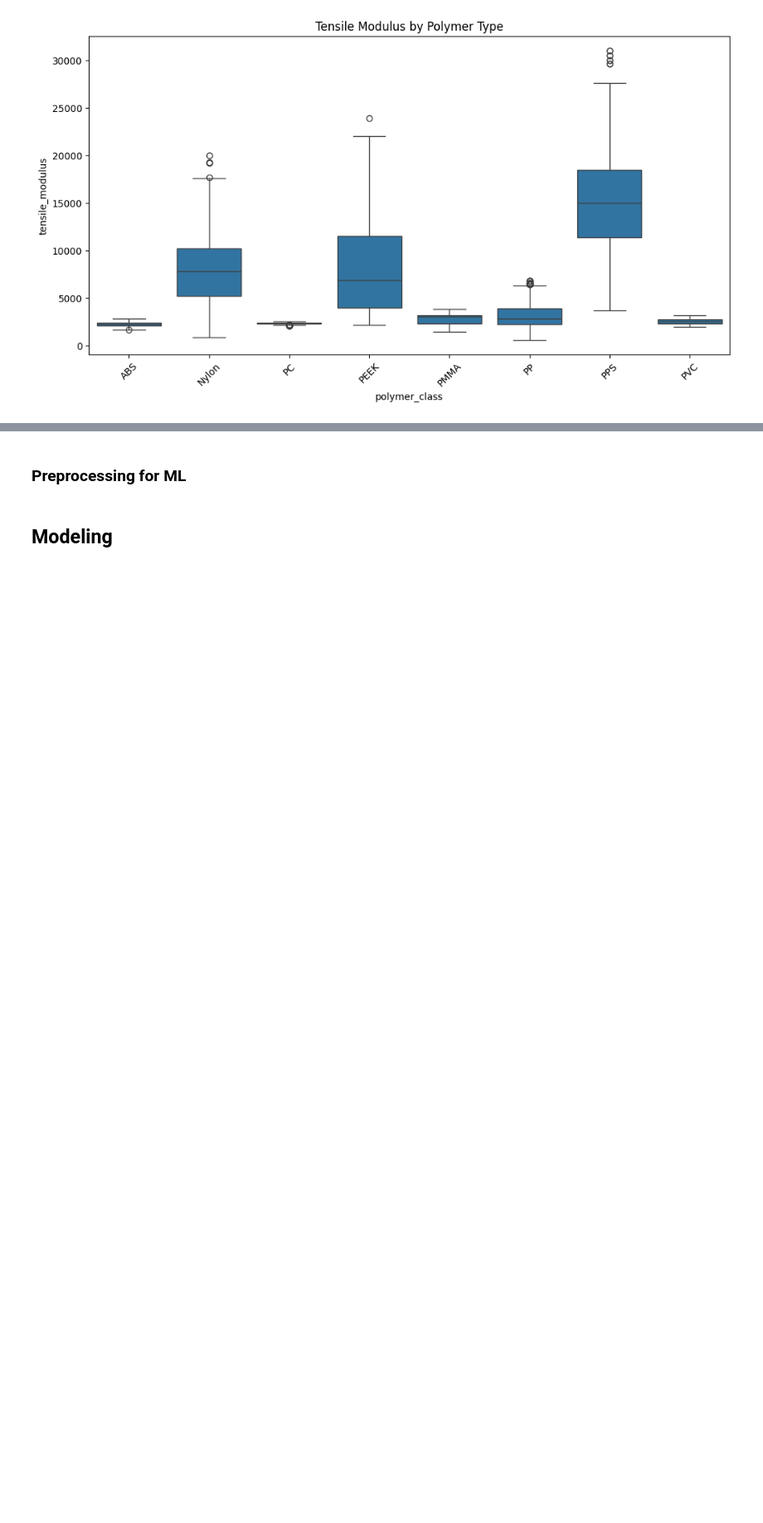
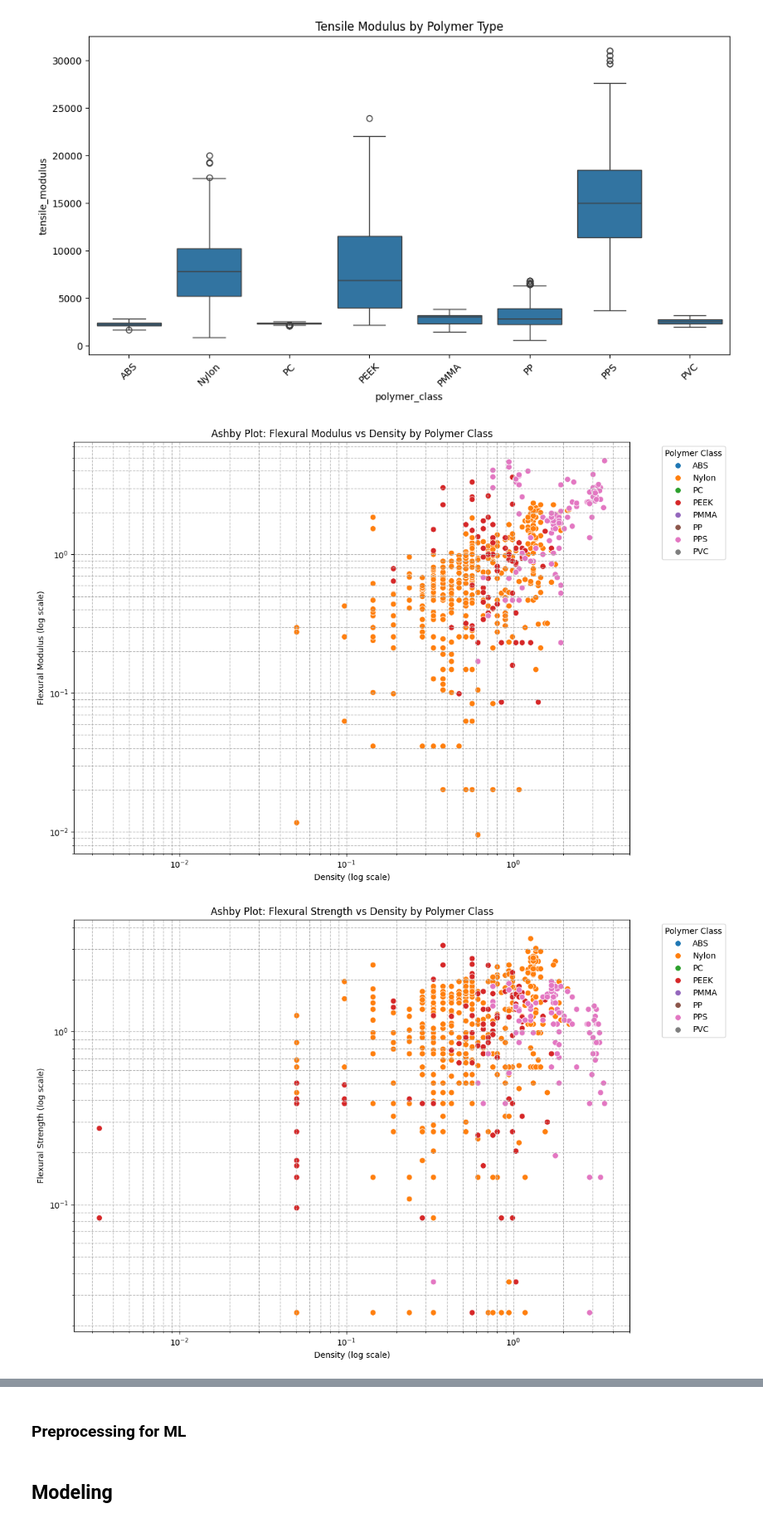
Before and after one commit to mike-keating-iv/ml-polymer-classification, a Jupyter notebook: polymers_classifier.ipynb, the cells around one changed output, grey strips where cells are left out. Shown at 83% size. Drawn from its saved outputs; the diff is of its cells as text; code cells hidden in the pictures; blank space fills up the shorter version.

Commit message:
Make some ashby plots. Still need to investigate the balanced df validity

```diff
--- a/polymers_classifier.ipynb
+++ b/polymers_classifier.ipynb
@@ -385,3 +384,32 @@ plt.show()
 # %% [output]
 [figure]
 [figure]
+# %%
+import seaborn as sns
+import matplotlib.pyplot as plt
+import pandas as pd
+
+# Temporarily revert polymer_class to original labels for plotting
+df_plot = df_balanced.copy()
+df_plot['polymer_class'] = label_encoder.inverse_transform(df_plot['polymer_class'])
+
+numerical_features = df_plot.select_dtypes(include=["float64", "int64"]).columns.tolist()
+# Remove 'density' and 'polymer_class' from the list of features to plot against density
+features_to_plot = [feature for feature in numerical_features if feature != 'density' and feature != 'polymer_class']
+
+
+for feature in features_to_plot:
+    plt.figure(figsize=(12, 8))
+    sns.scatterplot(x="density", y=feature, hue="polymer_class", data=df_plot, palette='tab10', s=50)
+    plt.xscale('log') # Set x-axis to log scale
+    plt.yscale('log') # Set y-axis to log scale
+    plt.title(f"Ashby Plot: {feature.replace('_', ' ').title()} vs Density by Polymer Class")
+    plt.xlabel("Density (log scale)")
+    plt.ylabel(f"{feature.replace('_', ' ').title()} (log scale)")
+    plt.legend(title="Polymer Class", bbox_to_anchor=(1.05, 1), loc='upper left')
+    plt.grid(True, which="both", ls="--", c='0.7')
+    plt.tight_layout()
+    plt.show()
+# %% [output]
+[figure, added]
+[figure, added]
```
Also changed, not shown: parts of 17 cells of this notebook.
